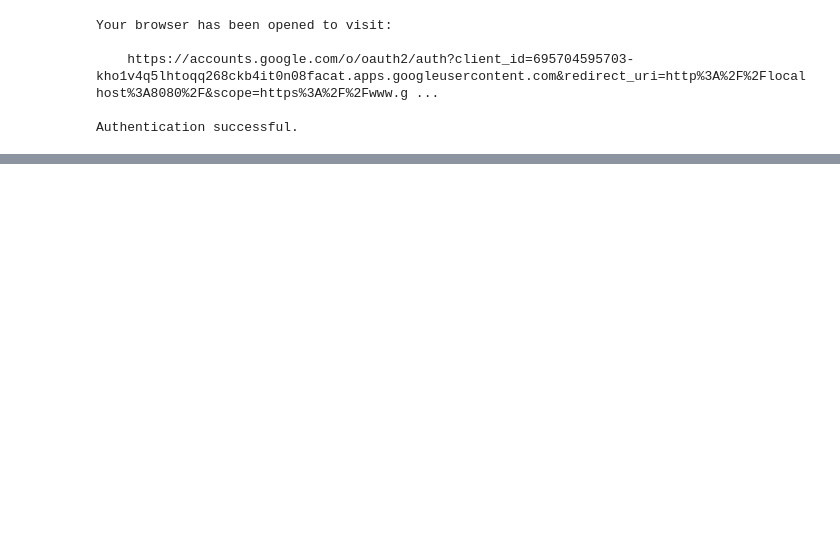
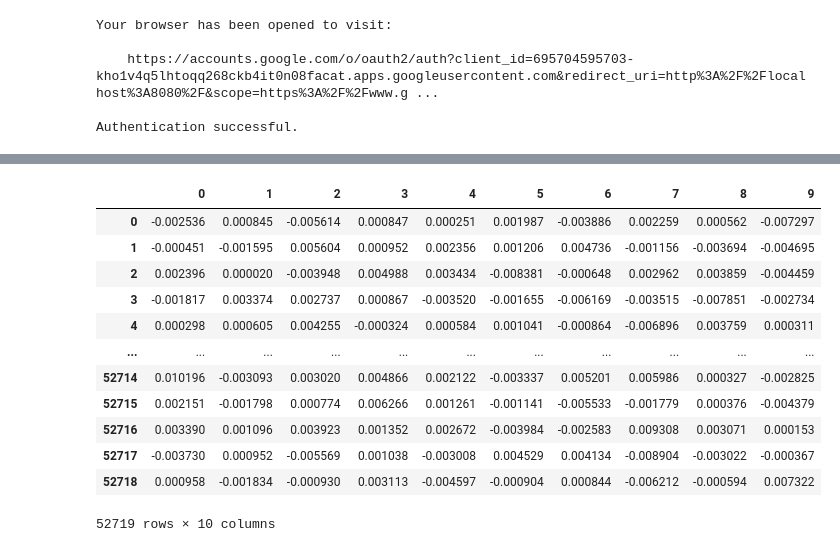
Before and after one commit to Bin1711/Binance, a Jupyter notebook: simulation_test.ipynb, the cells around one changed output, grey strips where cells are left out. Cells and saved outputs as stored; diff of their text form; code cells hidden in the pictures; blank space fills up the shorter version.

```diff
--- a/simulation_test.ipynb
+++ b/simulation_test.ipynb
@@ -68,2 +71,17 @@ KeyboardInterrupt:
 # %%
-model_params = simulatedata.fit_sarima(dt['ret'][1:], order, seasonal_order)
+t = simulatedata.simulate_sarima(dt['ret'][1:], order, seasonal_order, model_params, len(dt), 10)
+t
+# %% [output]
+|  | 0 | 1 | 2 | 3 | 4 | 5 | 6 | 7 | 8 | 9 |
+| 0 | -0.002536 | 0.000845 | -0.005614 | 0.000847 | 0.000251 | 0.001987 | -0.003886 | 0.002259 | 0.000562 | -0.007297 |
+| 1 | -0.000451 | -0.001595 | 0.005604 | 0.000952 | 0.002356 | 0.001206 | 0.004736 | -0.001156 | -0.003694 | -0.004695 |
+| 2 | 0.002396 | 0.000020 | -0.003948 | 0.004988 | 0.003434 | -0.008381 | -0.000648 | 0.002962 | 0.003859 | -0.004459 |
+| 3 | -0.001817 | 0.003374 | 0.002737 | 0.000867 | -0.003520 | -0.001655 | -0.006169 | -0.003515 | -0.007851 | -0.002734 |
+| 4 | 0.000298 | 0.000605 | 0.004255 | -0.000324 | 0.000584 | 0.001041 | -0.000864 | -0.006896 | 0.003759 | 0.000311 |
+| ... | ... | ... | ... | ... | ... | ... | ... | ... | ... | ... |
+| 52714 | 0.010196 | -0.003093 | 0.003020 | 0.004866 | 0.002122 | -0.003337 | 0.005201 | 0.005986 | 0.000327 | -0.002825 |
+| 52715 | 0.002151 | -0.001798 | 0.000774 | 0.006266 | 0.001261 | -0.001141 | -0.005533 | -0.001779 | 0.000376 | -0.004379 |
+| 52716 | 0.003390 | 0.001096 | 0.003923 | 0.001352 | 0.002672 | -0.003984 | -0.002583 | 0.009308 | 0.003071 | 0.000153 |
+| 52717 | -0.003730 | 0.000952 | -0.005569 | 0.001038 | -0.003008 | 0.004529 | 0.004134 | -0.008904 | -0.003022 | -0.000367 |
+| 52718 | 0.000958 | -0.001834 | -0.000930 | 0.003113 | -0.004597 | -0.000904 | 0.000844 | -0.006212 | -0.000594 | 0.007322 |
+52719 rows × 10 columns
```
Also changed, not shown: parts of 7 cells of this notebook, 1 other file.
